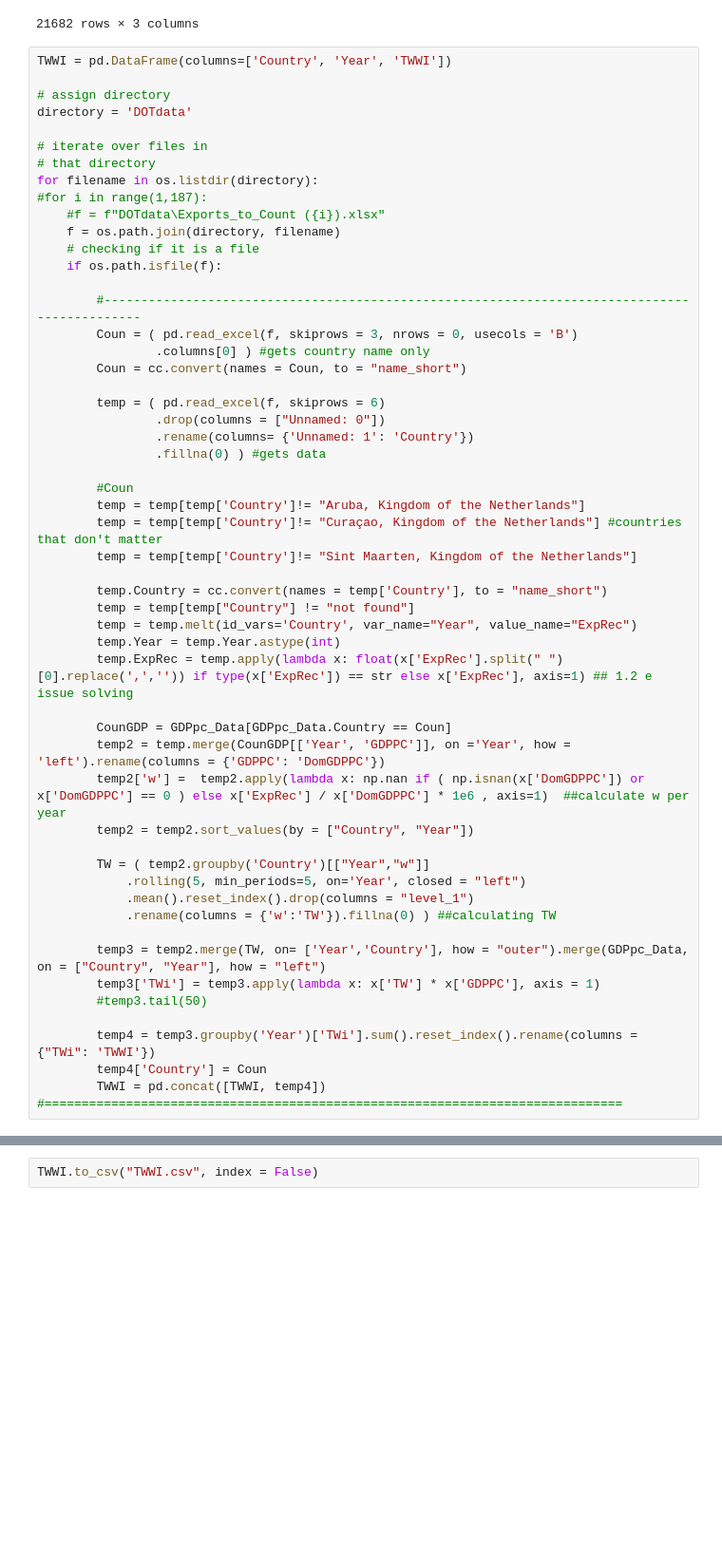
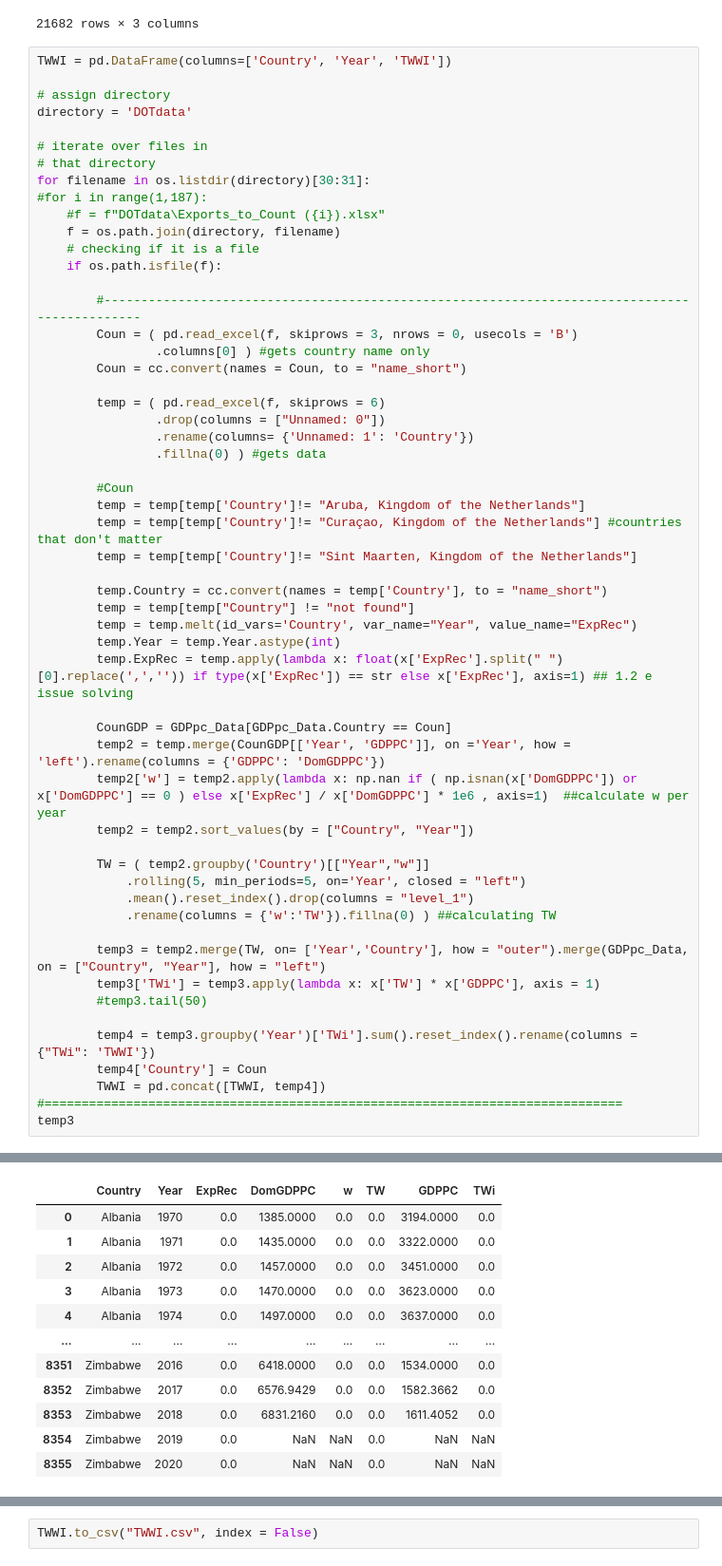
Before and after one commit to JTayMilli/GonGrowth, a Jupyter notebook: DOT/DOTprocessing.ipynb, the cells around one changed output, grey strips where cells are left out. Shown at 95% size. Cells and saved outputs as stored; diff of their text form; blank space fills up the shorter version.

```diff
--- a/DOT/DOTprocessing.ipynb
+++ b/DOT/DOTprocessing.ipynb
@@ -58,7 +58,7 @@ directory = 'DOTdata'
 
 # iterate over files in
 # that directory
-for filename in os.listdir(directory):
+for filename in os.listdir(directory)[30:31]:
 #for i in range(1,187):
     #f = f"DOTdata\Exports_to_Count ({i}).xlsx"
     f = os.path.join(directory, filename)
@@ -88,7 +88,7 @@ for filename in os.listdir(directory):
 
         CounGDP = GDPpc_Data[GDPpc_Data.Country == Coun]
         temp2 = temp.merge(CounGDP[['Year', 'GDPPC']], on ='Year', how = 'left').rename(columns = {'GDPPC': 'DomGDPPC'})
-        temp2['w'] =  temp2.apply(lambda x: np.nan if ( np.isnan(x['DomGDPPC']) or x['DomGDPPC'] == 0 ) else x['ExpRec'] / x['DomGDPPC'] * 1e6 , axis=1)  ##calculate w per year
+        temp2['w'] = temp2.apply(lambda x: np.nan if ( np.isnan(x['DomGDPPC']) or x['DomGDPPC'] == 0 ) else x['ExpRec'] / x['DomGDPPC'] * 1e6 , axis=1)  ##calculate w per year
         temp2 = temp2.sort_values(by = ["Country", "Year"])
 
         TW = ( temp2.groupby('Country')[["Year","w"]]
@@ -104,6 +104,7 @@ for filename in os.listdir(directory):
         temp4['Country'] = Coun
         TWWI = pd.concat([TWWI, temp4])
 #==============================================================================
+temp3
 # %% [output]
 Belgium-Luxembourg not found in regex
 Netherlands Antilles not found in regex
@@ -124,0 +113,12 @@ Yugoslavia not found in regex
+|  | Country | Year | ExpRec | DomGDPPC | w | TW | GDPPC | TWi |
+| 0 | Albania | 1970 | 0.0 | 1385.0000 | 0.0 | 0.0 | 3194.0000 | 0.0 |
+| 1 | Albania | 1971 | 0.0 | 1435.0000 | 0.0 | 0.0 | 3322.0000 | 0.0 |
+| 2 | Albania | 1972 | 0.0 | 1457.0000 | 0.0 | 0.0 | 3451.0000 | 0.0 |
+| 3 | Albania | 1973 | 0.0 | 1470.0000 | 0.0 | 0.0 | 3623.0000 | 0.0 |
+| 4 | Albania | 1974 | 0.0 | 1497.0000 | 0.0 | 0.0 | 3637.0000 | 0.0 |
+| ... | ... | ... | ... | ... | ... | ... | ... | ... |
+| 8351 | Zimbabwe | 2016 | 0.0 | 6418.0000 | 0.0 | 0.0 | 1534.0000 | 0.0 |
+| 8352 | Zimbabwe | 2017 | 0.0 | 6576.9429 | 0.0 | 0.0 | 1582.3662 | 0.0 |
+| 8353 | Zimbabwe | 2018 | 0.0 | 6831.2160 | 0.0 | 0.0 | 1611.4052 | 0.0 |
+| 8354 | Zimbabwe | 2019 | 0.0 | NaN | NaN | 0.0 | NaN | NaN |
+| 8355 | Zimbabwe | 2020 | 0.0 | NaN | NaN | 0.0 | NaN | NaN |
```
Also changed, not shown: parts of 2 cells of this notebook, 4 other files.
